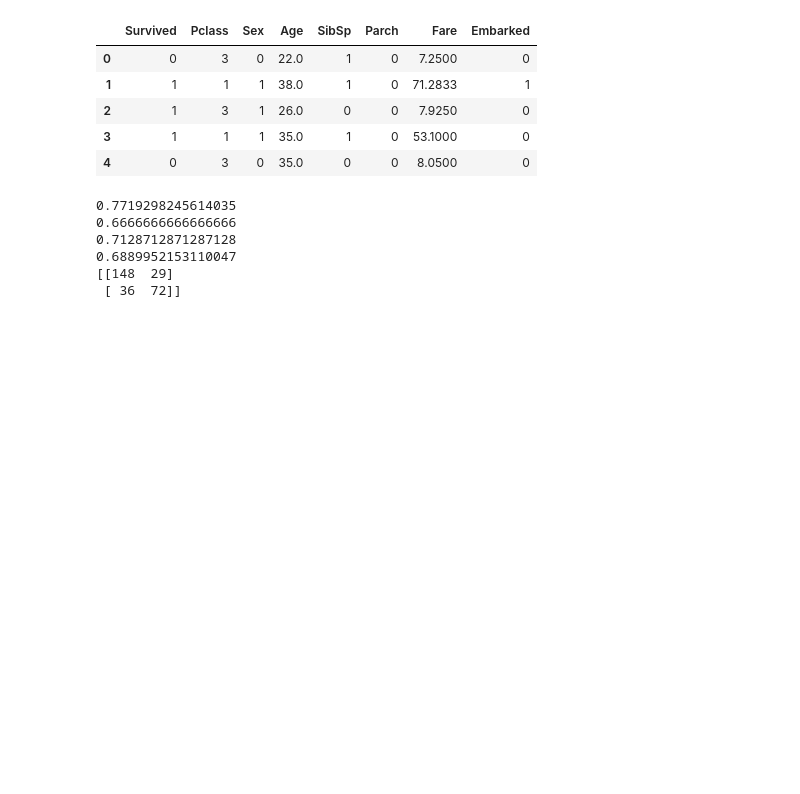
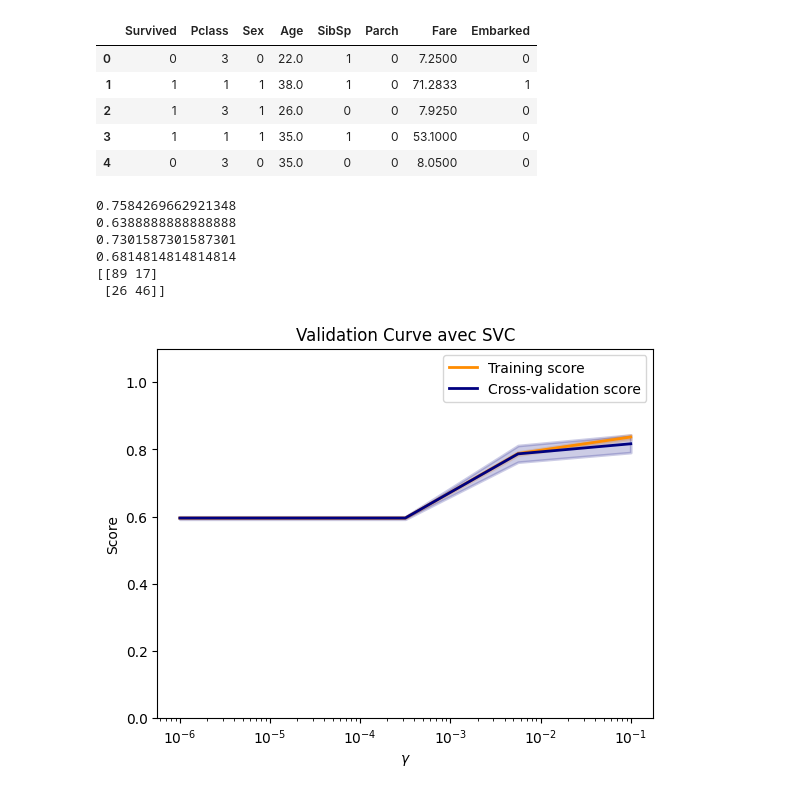
Before and after one commit to vin-br/titanic, a Jupyter notebook: titanic.ipynb, the cells around one changed output. Saved outputs shown, nothing was run; the diff lists cells and outputs as text; code cells hidden in the pictures; blank space fills up the shorter version.

Commit message:
Algo, validation and learning curves

```diff
--- a/titanic.ipynb
+++ b/titanic.ipynb
@@ -611,7 +611,7 @@ from sklearn import svm
 features, target = datanic_for_SVC.loc[:, 'Pclass':'Embarked'], datanic_for_SVC["Survived"]
 
 # On split notre dataframe en 2
-feat_train, feat_test, target_train, target_test = train_test_split(features, target, test_size = 0.4)
+feat_train, feat_test, target_train, target_test = train_test_split(features, target)
 
 # On standardise
 scaler = StandardScaler()
@@ -643,9 +643,55 @@ from sklearn.metrics import confusion_matrix
 
 print(confusion_matrix(target_test, predict))
 # %% [output]
-0.7719298245614035
-0.6666666666666666
-0.7128712871287128
-0.6889952153110047
-[[148  29]
- [ 36  72]]
+0.7584269662921348
+0.6388888888888888
+0.7301587301587301
+0.6814814814814814
+[[89 17]
+ [26 46]]
+# %%
+from sklearn.model_selection import validation_curve
+from sklearn.svm import SVC
+
+param_range = np.logspace(-6, -1, 5)
+X = feat_train
+y = target_train
+
+train_scores, valid_scores = validation_curve(SVC(), X, y, param_name="gamma",
+                                              param_range=param_range)
+train_scores_mean = np.mean(train_scores, axis=1)
+train_scores_std = np.std(train_scores, axis=1)
+valid_scores_mean = np.mean(valid_scores, axis=1)
+valid_scores_std = np.std(valid_scores, axis=1)
+
+plt.title("Validation Curve avec SVC")
+plt.xlabel(r"$\gamma$")
+plt.ylabel("Score")
+plt.ylim(0.0, 1.1)
+lw = 2
+plt.semilogx(
+    param_range, train_scores_mean, label="Training score", color="darkorange", lw=lw
+)
+plt.fill_between(
+    param_range,
+    train_scores_mean - train_scores_std,
+    train_scores_mean + train_scores_std,
+    alpha=0.2,
+    color="darkorange",
+    lw=lw,
+)
+plt.semilogx(
+    param_range, valid_scores_mean, label="Cross-validation score", color="navy", lw=lw
+)
+plt.fill_between(
+    param_range,
+    valid_scores_mean - valid_scores_std,
+    valid_scores_mean + valid_scores_std,
+    alpha=0.2,
+    color="navy",
+    lw=lw,
+)
+plt.legend(loc="best")
+plt.show()
+# %% [output]
+[figure, added]
```
Also changed, not shown: parts of 8 cells of this notebook.
